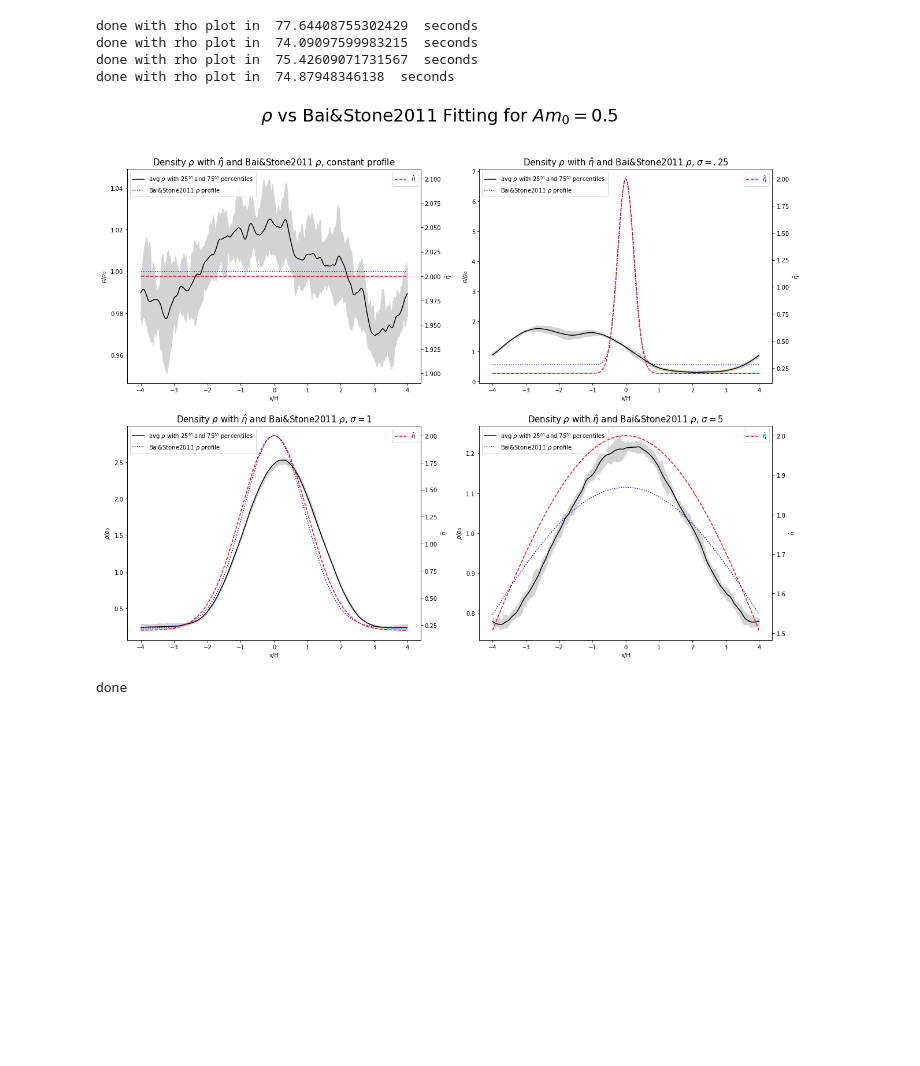
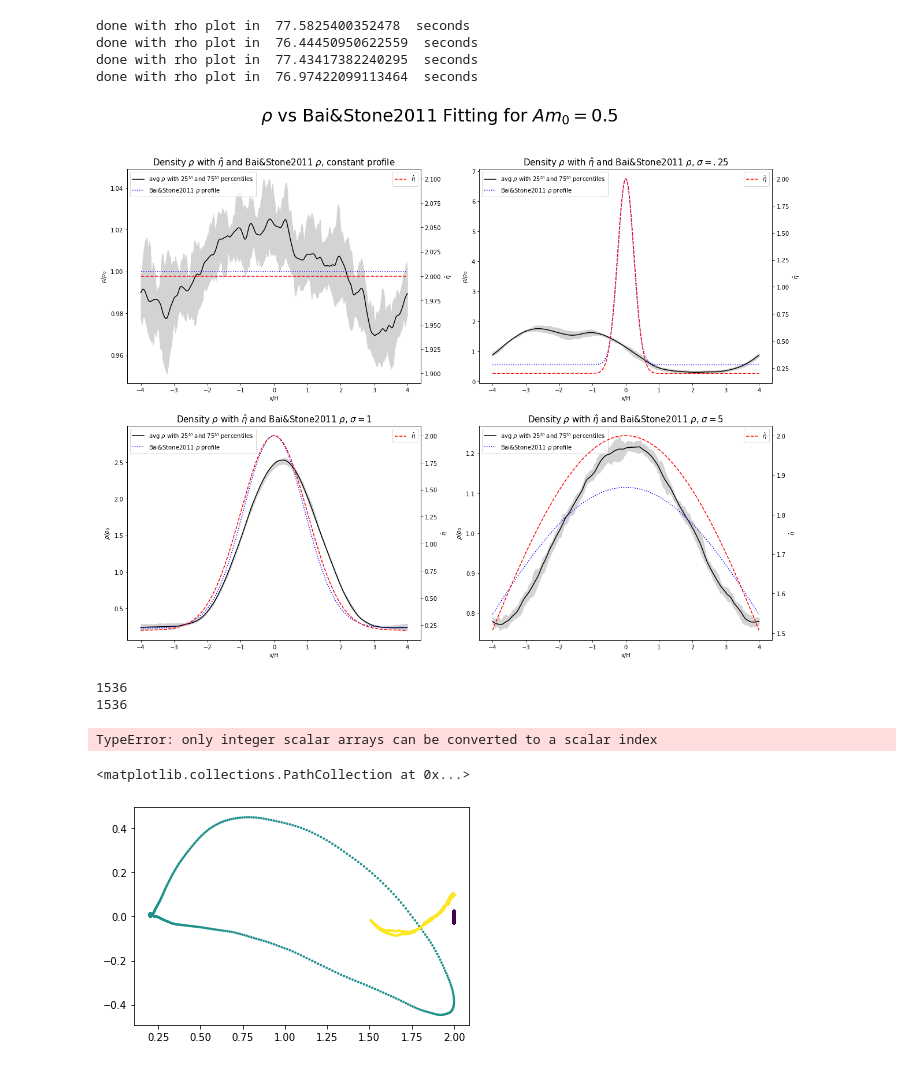
Before and after one commit to asmohov/ppd, a Jupyter notebook: zeroth_theory_plots.ipynb, the cells around one changed output. Saved outputs shown, nothing was run; the diff lists cells and outputs as text; code cells hidden in the pictures; blank space fills up the shorter version.

```diff
--- a/zeroth_theory_plots.ipynb
+++ b/zeroth_theory_plots.ipynb
@@ -53,8 +53,14 @@ fig1.set_size_inches(20,15)
 sptitle = '$\\rho$ vs Bai&Stone2011 Fitting for $Am_0 = 0.5$'
 fig1.suptitle(sptitle,fontsize=30)
 
+
+# set up return arrays for error analysis
+
 def zeroth_order_plot(file_list):
     #requires list in the format [const, 0.25,1,5] for sigma values
+    # set up return arrays for error analysis
+    err_x = np.array([])
+    err_y = np.array([])
     #create the secondary axes for eta_ath overlay
     file0 = file_list[0]
     file1 = file_list[1]
@@ -102,6 +108,8 @@ def zeroth_order_plot(file_list):
     #normalise so avg density is still 1
     ax[0,0].plot(x_arr,ana_rho_arr/norm_factor,'b:',label='Bai&Stone2011 $\\rho$ profile')
     ax[0,0].legend(loc='upper left')
+    err_x = np.append(err_x,y_array) #am list
+    err_y = np.append(err_y,prof_rho-(ana_rho_arr/norm_factor)) #difference between numerical and bai/stone fitting
     #sigma = .25 section--------------------------------------------------------------------------------------------------------------
     amp1,eta1,sig1,sgn1 = read_filename(file1)
     rho_time = time.time()
@@ -136,7 +144,7 @@ def zeroth_order_plot(file_list):
 
     ax[0,1].plot(x_arr,ana_rho_arr/norm_factor,'b:',label='Bai&Stone2011 $\\rho$ profile')
     ax[0,1].legend(loc='upper left')
-
+    #don't append to error fitting due to ignoring am profile
     #sig = 1 case-----------------------------------------------------------------------
     amp2,eta2,sig2,sgn2 = read_filename(file2)
     rho_time = time.time()
@@ -169,6 +177,9 @@ def zeroth_order_plot(file_list):
     norm_factor = np.average(ana_rho_arr)
     ax[1,0].plot(x_arr,ana_rho_arr/norm_factor,'b:',label='Bai&Stone2011 $\\rho$ profile')
     ax[1,0].legend(loc='upper left')
+    #return error fitting
+    err_x = np.append(err_x,y_array) #am list
+    err_y = np.append(err_y,prof_rho-(ana_rho_arr/norm_factor)) #difference between numerical and bai/stone fitting
 #sig=5 case--------------------------------------------------------------------------------------
     amp3,eta3,sig3,sgn3 = read_filename(file3)
     rho_time = time.time()
@@ -201,10 +212,13 @@ def zeroth_order_plot(file_list):
     norm_factor = np.average(ana_rho_arr)
     ax[1,1].plot(x_arr,ana_rho_arr/norm_factor,'b:',label='Bai&Stone2011 $\\rho$ profile')
     ax[1,1].legend(loc='upper left')
-
+    err_x = np.append(err_x,y_array) #am list
+    err_y = np.append(err_y,prof_rho-(ana_rho_arr/norm_factor)) #difference between numerical and bai/stone fitting
 
     plt.show()
-    return('done')
+    err_x=err_x.flatten()
+    err_y=err_y.flatten()
+    return(err_x,err_y)
 
 
 
@@ -217,16 +231,36 @@ file_list = [
     "./ad_prof/amp_point5/sig_1",
     "./ad_prof/amp_point5/sig_5"
 ]
-print(zeroth_order_plot(file_list))
+equis,igriega= zeroth_order_plot(file_list)
 
-fig1.savefig('./thesis_images/zeroth_order_point5.pdf')
+print(len(equis))
+print(len(igriega))
+
+
+#color by every 512 values (each run)
+
+con = np.concatenate(np.full((512,1),1),np.full((512,1),2),np.full((512,1),3))
+
+plt.scatter(equis,igriega,c=con,s=2)
+#fig1.savefig('./thesis_images/zeroth_order_point5.pdf')
 # %% [output]
-done with rho plot in  77.64408755302429  seconds
-done with rho plot in  74.09097599983215  seconds
-done with rho plot in  75.42609071731567  seconds
-done with rho plot in  74.87948346138  seconds
+done with rho plot in  77.5825400352478  seconds
+done with rho plot in  76.44450950622559  seconds
+done with rho plot in  77.43417382240295  seconds
+done with rho plot in  76.97422099113464  seconds
 [figure]
-done
+1536
+1536
+TypeError: only integer scalar arrays can be converted to a scalar index
+# %%
+
+con = np.concatenate(([1]*512,[2]*512,[3]*512))
+
+plt.scatter(equis,igriega,c=con,s=2)
+#fig1.savefig('./thesis_images/zeroth_order_point5.pdf')
+# %% [output]
+<matplotlib.collections.PathCollection at 0x...>
+[figure, added]
 # %%
 file_list = [
     "./ad_prof/amp_point5/sig_const",
```
Also changed, not shown: parts of 2 cells of this notebook, 10 other files.
